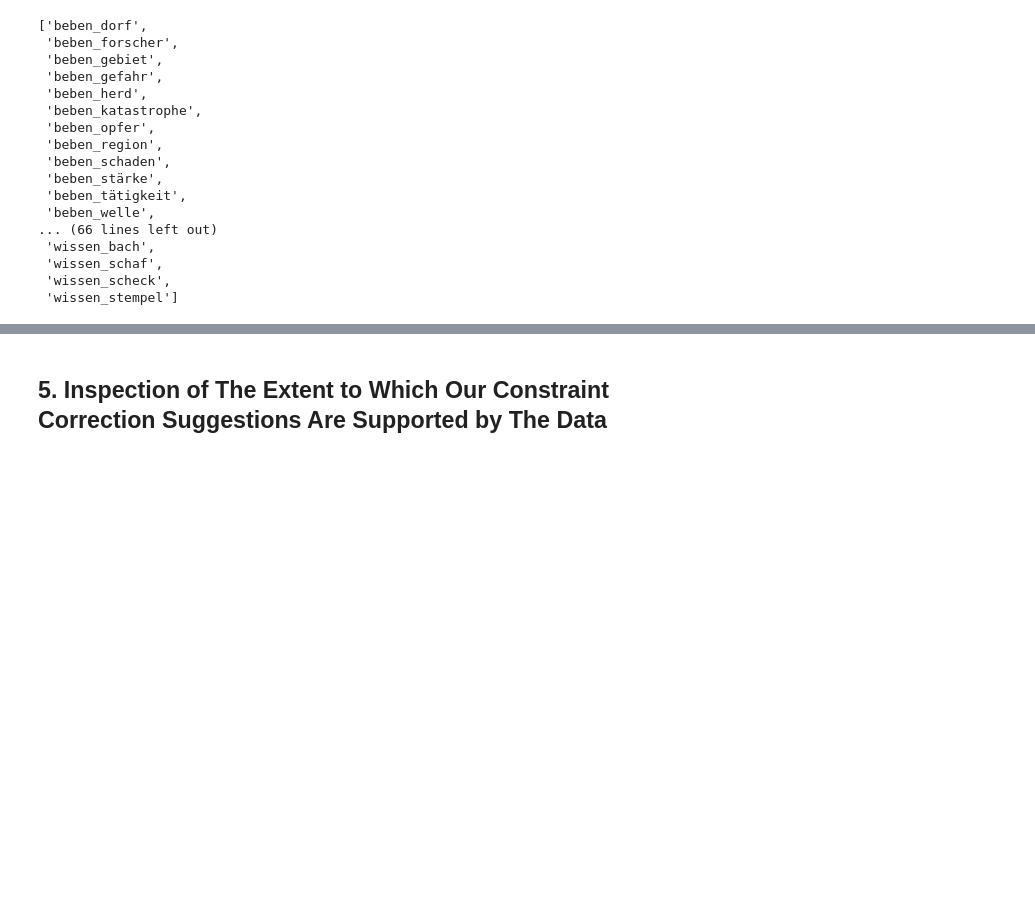
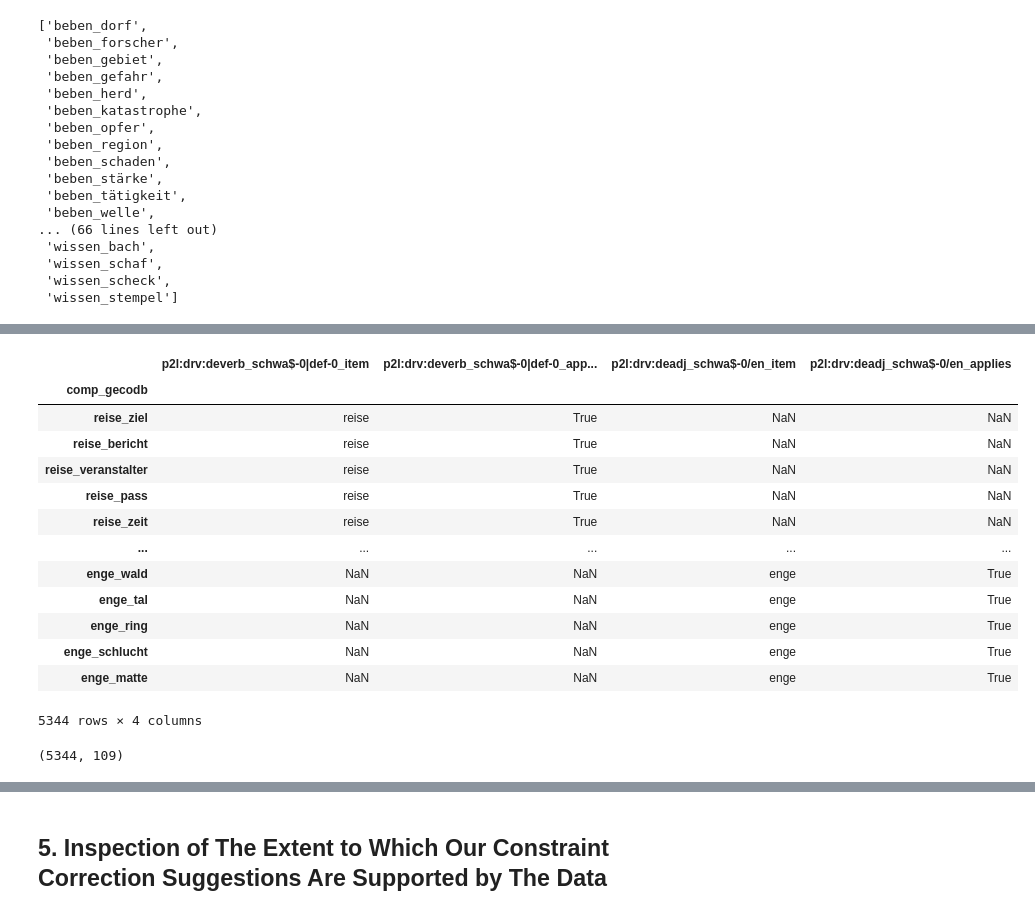
Before and after one commit to maxschmaltz/DieKonstraints, a Jupyter notebook: compounding/constraints/check_applicability/inspect.ipynb, the cells around one changed output, grey strips where cells are left out. Cells and saved outputs as stored; diff of their text form; code cells hidden in the pictures; blank space fills up the shorter version.

Commit message:
new round of inspection

```diff
--- a/compounding/constraints/check_applicability/inspect.ipynb
+++ b/compounding/constraints/check_applicability/inspect.ipynb
@@ -1253,0 +1376,25 @@ examples_subdf
+# %%
+subdf_a, _ = inspect_constr_appl("p2l:drv:deverb_schwa$-0|def-0", counterex=False)
+subdf_v, _ = inspect_constr_appl("p2l:drv:deadj_schwa$-0/en", counterex=False)
+subdf_av = pd.concat([subdf_a, subdf_v], axis=0)
+subdf_av = subdf_av[subdf_av.apply(lambda row: len(row.name.split("_")) == 2, axis=1)]
+subdf_av
+# %% [output]
+|  | p2l:drv:deverb_schwa$-0|def-0_item | p2l:drv:deverb_schwa$-0|def-0_app... | p2l:drv:deadj_schwa$-0/en_item | p2l:drv:deadj_schwa$-0/en_applies |
+| comp_gecodb |  |  |  |  |
+| reise_ziel | reise | True | NaN | NaN |
+| reise_bericht | reise | True | NaN | NaN |
+| reise_veranstalter | reise | True | NaN | NaN |
+| reise_pass | reise | True | NaN | NaN |
+| reise_zeit | reise | True | NaN | NaN |
+| ... | ... | ... | ... | ... |
+| enge_wald | NaN | NaN | enge | True |
+| enge_tal | NaN | NaN | enge | True |
+| enge_ring | NaN | NaN | enge | True |
+| enge_schlucht | NaN | NaN | enge | True |
+| enge_matte | NaN | NaN | enge | True |
+5344 rows × 4 columns
+# %%
+len(subdf_av), len(set([c.split("_")[0] for c in subdf_av.index]))
+# %% [output]
+(5344, 109)
```
Also changed, not shown: parts of 21 cells of this notebook, 1 other file.
